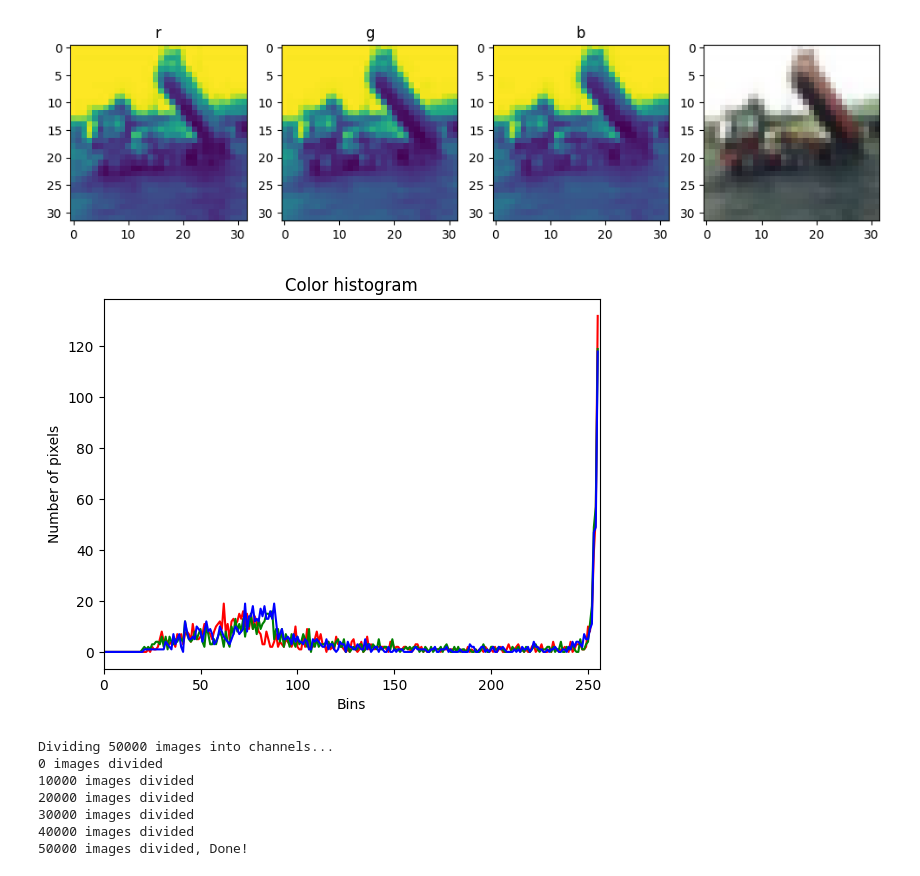
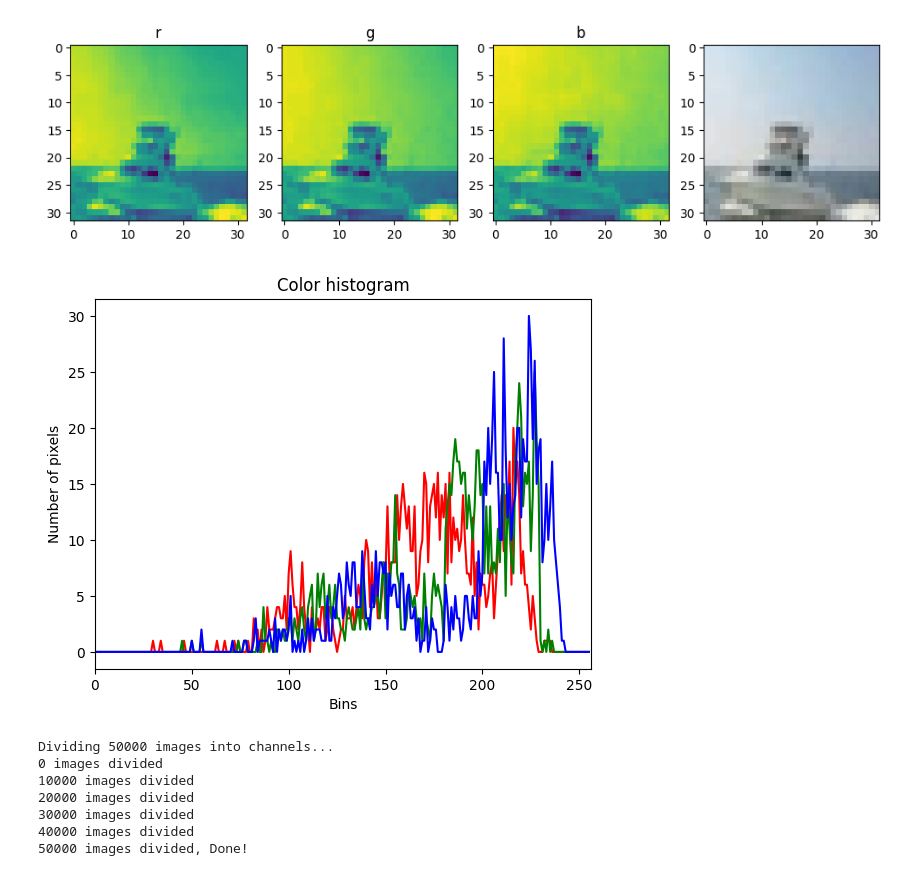
Before and after one commit to Cavalex/ML_Ex1, a Jupyter notebook: ex3/FeatureRepresentationAndExtraction-CIFAR10.ipynb, the cells around one changed output. Cells and saved outputs as stored; diff of their text form; code cells hidden in the pictures.

```diff
--- a/ex3/FeatureRepresentationAndExtraction-CIFAR10.ipynb
+++ b/ex3/FeatureRepresentationAndExtraction-CIFAR10.ipynb
@@ -22,36 +22,36 @@ colors=("r", "g", "b")
 #path = r"test_images/lenna.png"
 #path = r"test_images/rgb_test.png"
 #path = r"test_images/rgb_test2.webp"
 #img = cv2.imread(path) # stores images in BGR format
 #img=cv2.cvtColor(img, cv2.COLOR_BGR2RGB)
 
-image_index = 2
+image_index = 100
 img = train_img[image_index] #choice(train_img)
 
 chans=cv2.split(img)
 
 _, axs = plt.subplots(1, 4, figsize=(12, 12))
 plt.imshow(img)
 axs = axs.flatten() # works but vscode marks as an error for some reason
 i = 0
 for img, ax in zip(chans, axs):
     ax.set_title(colors[i])
     ax.imshow(img)
     i += 1
 plt.show()
 
 plt.figure()
 plt.title("Color histogram")
 plt.xlabel("Bins")
 plt.ylabel("Number of pixels")
 for (chan, c) in zip(chans, colors):
     hist=cv2.calcHist([chan], [0], None, [256], [0,256])
     plt.plot(hist, color=c)
     plt.xlim([0,256])
 plt.show()
 # %% [output]
-[figure, old version]
+[figure, new version]
-[figure, old version]
+[figure, new version]
 # %%
 # this will divide every image in the training set into their respective channels and store them
 
```
Also changed, not shown: parts of 2 cells of this notebook, 1 other file.
